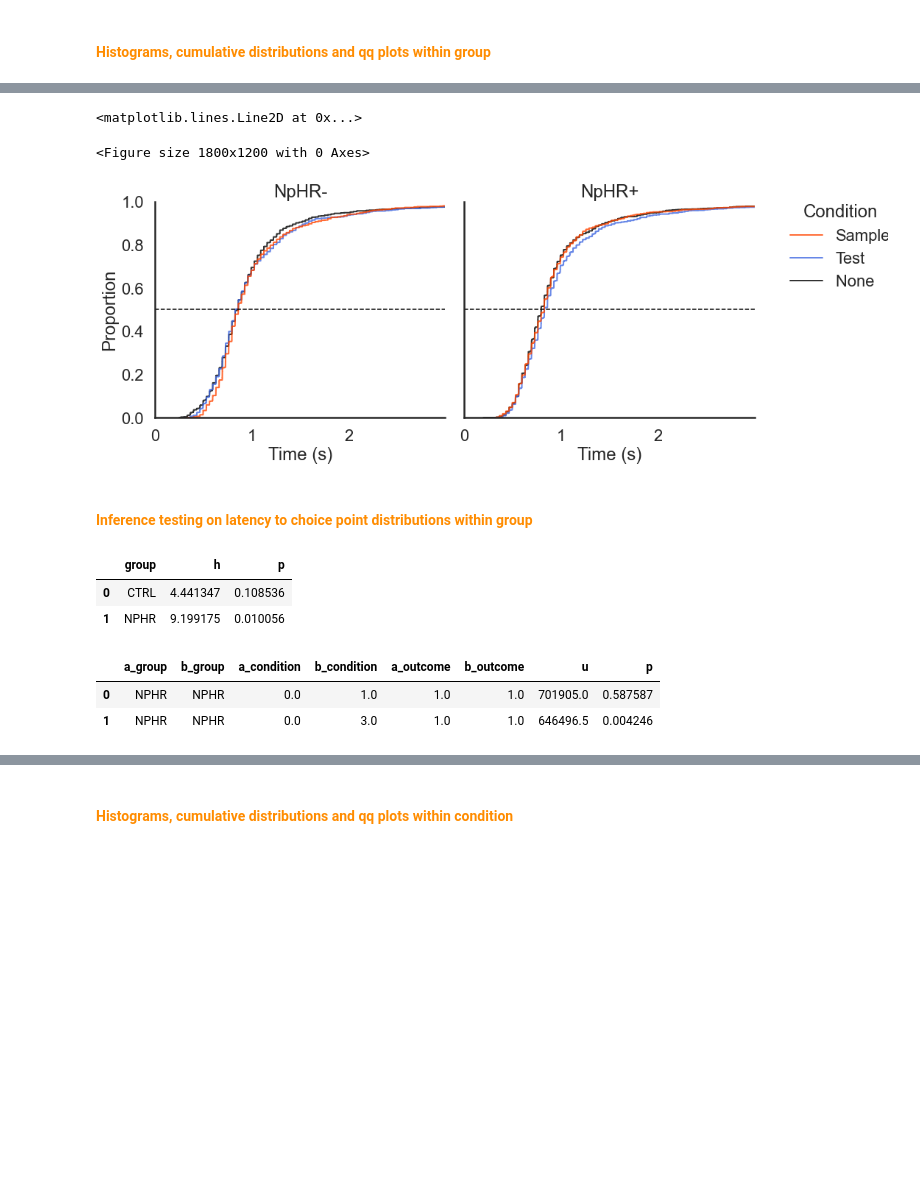
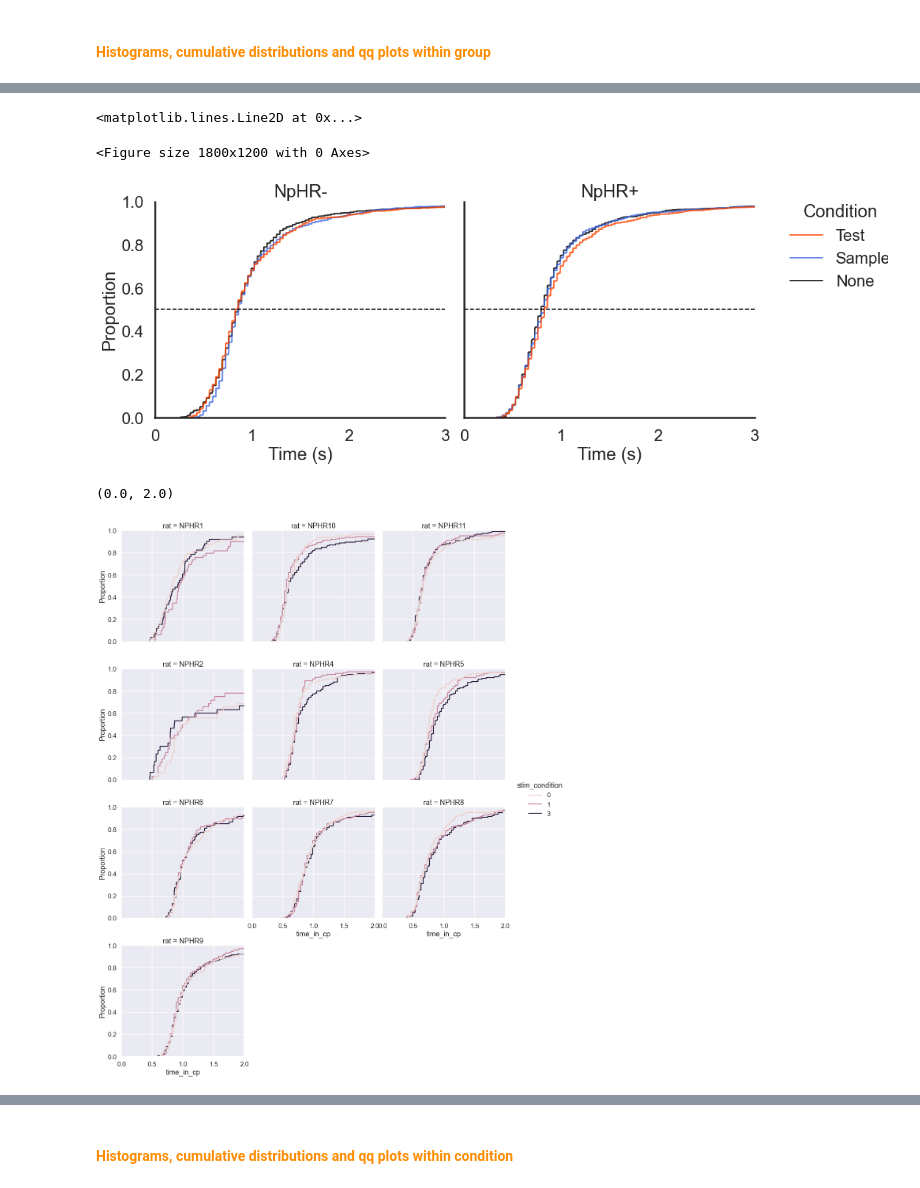
Before and after one commit to anasofiacc/cingulate_silencing_analysis, a Jupyter notebook: C. Time in choice point analysis/C1. Time in choice point distributions.ipynb, the cells around one changed output, grey strips where cells are left out. Saved outputs shown, nothing was run; the diff lists cells and outputs as text; code cells hidden in the pictures; blank space fills up the shorter version.

```diff
--- a/C. Time in choice point analysis/C1. Time in choice point distributions.ipynb
+++ b/C. Time in choice point analysis/C1. Time in choice point distributions.ipynb
@@ -14,3 +14,3 @@ from scipy.stats import mannwhitneyu
 # %%
-file_path = "C:/Users/anasofiaccruz/Desktop/Optogenetics processed data/below15_runs.csv"
-below15 = pd.read_csv(file_path)
+csv_file_path='C:/Users/anasofiaccruz/Desktop/Optogenetics processed data/no_outliers_no_baseline.csv'
+runs = pd.read_csv(csv_file_path)
@@ -61,24 +29,15 @@ a.set(xlim=[0,4], ylim=[0,0.4])
 # %%
- g = plot_cumulative_distributions_within_group(below15, 'time_in_cp')
+ g = plot_cumulative_distributions_within_group(runs, 'time_in_cp')
 # subplot specs
 axes = g.axes.flatten()
-xticks = range(0,3)
+xticks = range(0,4)
 xlim = [0,3]
 
 axes[0].set(title="NpHR-", xlabel='Time (s)', xlim=xlim, xticks=xticks, xticklabels=xticks)
 axes[0].axhline(0.5, linestyle='dashed', c='black', linewidth=1.5)
 axes[1].set(title="NpHR+", xlabel='Time (s)', xlim=xlim, xticks=xticks, xticklabels=xticks)
 axes[1].axhline(0.5, linestyle='dashed', c='black', linewidth=1.5)
 # %% [output]
 <matplotlib.lines.Line2D at 0x...>
 <Figure size 1800x1200 with 0 Axes>
-[figure, old version]
+[figure, new version]
-# %% [markdown]
-#### <font color='darkorange'> Inference testing on latency to choice point distributions within group
-# %%
-results = inference_testing_kruskal_within_group(below15, 'time_in_cp')
-results
-# %% [output]
-|  | group | h | p |
-| 0 | CTRL | 4.441347 | 0.108536 |
-| 1 | NPHR | 9.199175 | 0.010056 |
@@ -89,10 +44,7 @@ nphr_test= below15[(below15['stim_condition']==3) & (below15['group']=='NPHR')]
-# %%
-a = [nphr_none, nphr_none]
-b = [nphr_sample, nphr_test]
-#Alpha with bonferroni correction = 0.05/2 = 0.025
-results = inference_testing_mannwhitneyu(a,b, 'time_in_cp')
-results
-# %% [output]
-|  | a_group | b_group | a_condition | b_condition | a_outcome | b_outcome | u | p |
-| 0 | NPHR | NPHR | 0.0 | 1.0 | 1.0 | 1.0 | 701905.0 | 0.587587 |
-| 1 | NPHR | NPHR | 0.0 | 3.0 | 1.0 | 1.0 | 646496.5 | 0.004246 |
+# %%
+sns.displot(kind='ecdf', col='rat', col_wrap=3,
+             x='time_in_cp', hue='stim_condition', data=nphrs)
+plt.xlim([0,2])
+# %% [output]
+(0.0, 2.0)
+[figure, added]
```
Also changed, not shown: parts of 23 cells of this notebook, 29 other files.
